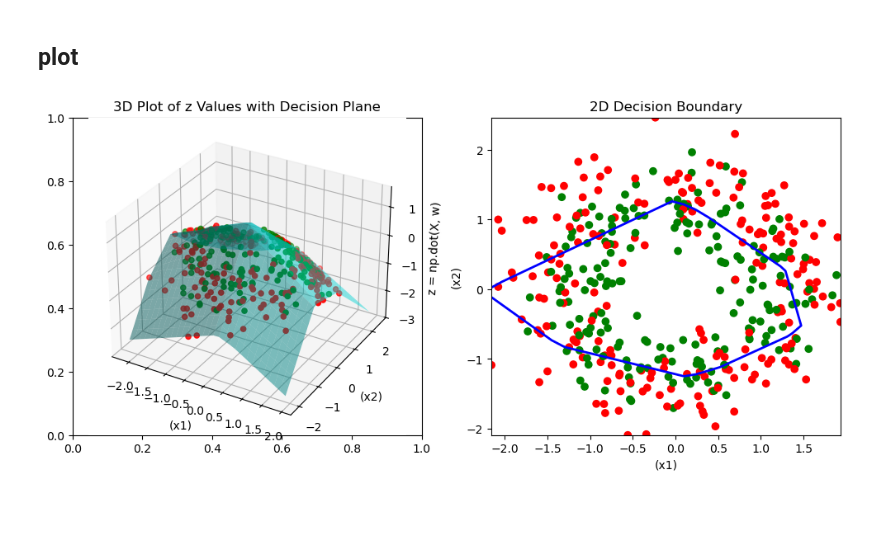
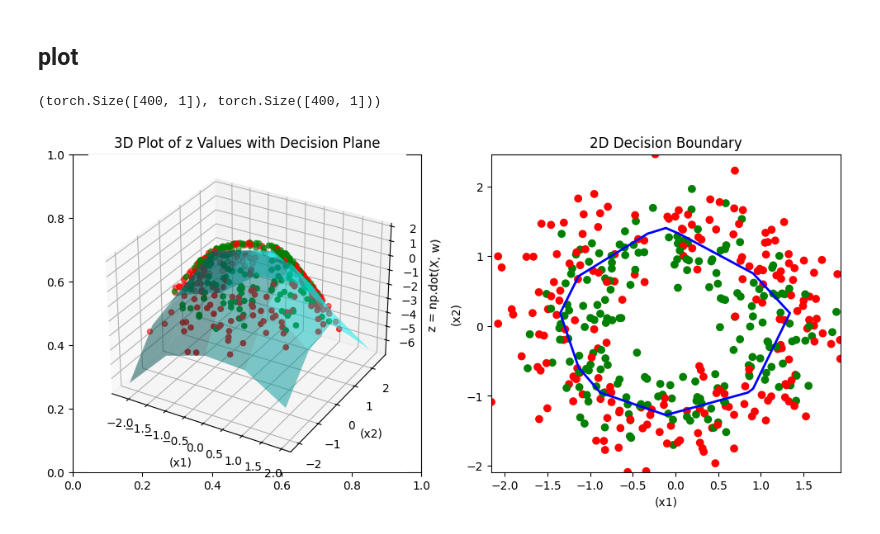
Before and after one commit to HongQuan1812/AIO2025, a Jupyter notebook: Module 5/NNET Logistic-Torch.ipynb, the cells around one changed output. Saved outputs shown, nothing was run; the diff lists cells and outputs as text; code cells hidden in the pictures; blank space fills up the shorter version.

Commit message:
plot NNet Logistic

```diff
--- a/Module 5/NNET Logistic-Torch.ipynb
+++ b/Module 5/NNET Logistic-Torch.ipynb
@@ -494,8 +301,9 @@ plt.show()
 class Classification_model(torch.nn.Module):
     def __init__(self):
         super().__init__()
-        self.block_1 = torch.nn.Linear(2, 6)
-        self.block_2 = torch.nn.Linear(6, 1)
+        self.block_1 = torch.nn.Linear(2, 20)
+        self.block_2 = torch.nn.Linear(20, 20)
+        self.block_3 = torch.nn.Linear(20, 1)
 
 
     def forward(self, X):
@@ -504,7 +312,10 @@ class Classification_model(torch.nn.Module):
         # Activation function
         a1 = torch.relu(z1) # (m, 6)
         z2 = self.block_2(a1) # (m, 1) # w2 (1, 6)
-        return z2
+        a2 = torch.relu(z2) # (m, 1)
+        z3 = self.block_3(a2) # (m, 1) # w3 (1, 6)
+
+        return z3
 
 model = Classification_model()
 model
@@ -516,12 +328,12 @@ Classification_model(
 # %%
 loss_function1 = torch.nn.BCELoss()
 loss_function2 = torch.nn.BCEWithLogitsLoss()
-optimizer = torch.optim.SGD(model.parameters(), lr=0.1)
+optimizer = torch.optim.SGD(model.parameters(), lr=0.07)
 # %%
 epochs_count = []
 train_loss_values = []
 test_loss_values = []
-epochs = 1000
+epochs = 2000
 
 for epoch in range(epochs):
     model.train()
@@ -590,15 +402,27 @@ plt.show()
 # %% [markdown]
 ## plot
+# %%
+x1 = X_train[:, 0]
+x2 = X_train[:, 1]
+
+z = model(X_train)
+y_prob = torch.sigmoid(z)
+z.shape, y_prob.shape
+# %% [output]
+(torch.Size([400, 1]), torch.Size([400, 1]))
 # %%
-x1 = X_train[:, 0]
-x2 = X_train[:, 1]
-
 x1_range = torch.linspace(min(x1), max(x1), 5)
 x2_range = torch.linspace(min(x2), max(x2), 5)
 X1_mesh, X2_mesh = torch.meshgrid(x1_range, x2_range)
 X1_mesh, X2_mesh
 
-import numpy as np
+grid = torch.stack((X1_mesh, X2_mesh), dim=-1).reshape(-1, 2)
+
+Z_mesh = model(grid)
+Z_mesh = Z_mesh.reshape(X1_mesh.shape)
+
+# Compute z-plane (decision boundary)
+
 # Set colors based on y values
 colors = ['green' if label == 1 else 'red' for label in y_train]
 
@@ -609,44 +433,36 @@ fig, axes = plt.subplots(1, 2, figsize=(12 ,5))
 ax1 = fig.add_subplot(121, projection='3d')
 ax1.scatter(x1, x2, z.detach().numpy().squeeze(), c=colors, marker='o', label="Data Points")
 
-# Create a meshgrid for the decision plane
-x1_range = torch.linspace(min(x1), max(x1), 30)
-x2_range = torch.linspace(min(x2), max(x2), 30)
-X1_mesh, X2_mesh = torch.meshgrid(x1_range, x2_range)
 
-grid = torch.stack((X1_mesh, X2_mesh), dim=-1).reshape(-1, 2)
-
-Z_mesh = model(grid)
-Z_mesh = Z_mesh.reshape(X1_mesh.shape)
 
 # Compute z-plane (decision boundary)
 ax1.plot_surface(X1_mesh, X2_mesh, Z_mesh.detach().numpy(), color='cyan', alpha=0.5)
 
 # Labels & Title
 ax1.set_xlabel("(x1)")
 ax1.set_ylabel("(x2)")
 ax1.set_zlabel("z = np.dot(X, w)")
 ax1.set_title("3D Plot of z Values with Decision Plane")
 
 ### 🔹 Subplot 2: 2D Decision Boundary ###
 ax2 = axes[1]
 ax2.scatter(x1, x2, c=colors, marker='o', label="Data Points")
 
 # # Compute decision boundary where z = 0
 # x1_decision = torch.linspace(min(x1), max(x1), 100)
 # x2_decision = (-w0 - w1 * x1_decision) / w2  # Solving w0 + w1*x1 + w2*x2 = 0
 
 ax2.contour(X1_mesh, X2_mesh, Z_mesh.detach().numpy(), levels=[0], colors='blue', linewidths=2)
 # Plot decision boundary
 #ax2.plot(x1_decision, x2_decision, 'blue', linewidth=2, label="Decision Boundary (z=0)")
 
 # Labels & Title
 ax2.set_xlabel("(x1)")
 ax2.set_ylabel("(x2)")
 ax2.set_title("2D Decision Boundary")
 
 
 # Show plot
 plt.show()
 # %% [output]
-[figure, old version]
+[figure, new version]
```
Also changed, not shown: parts of 25 cells of this notebook.
